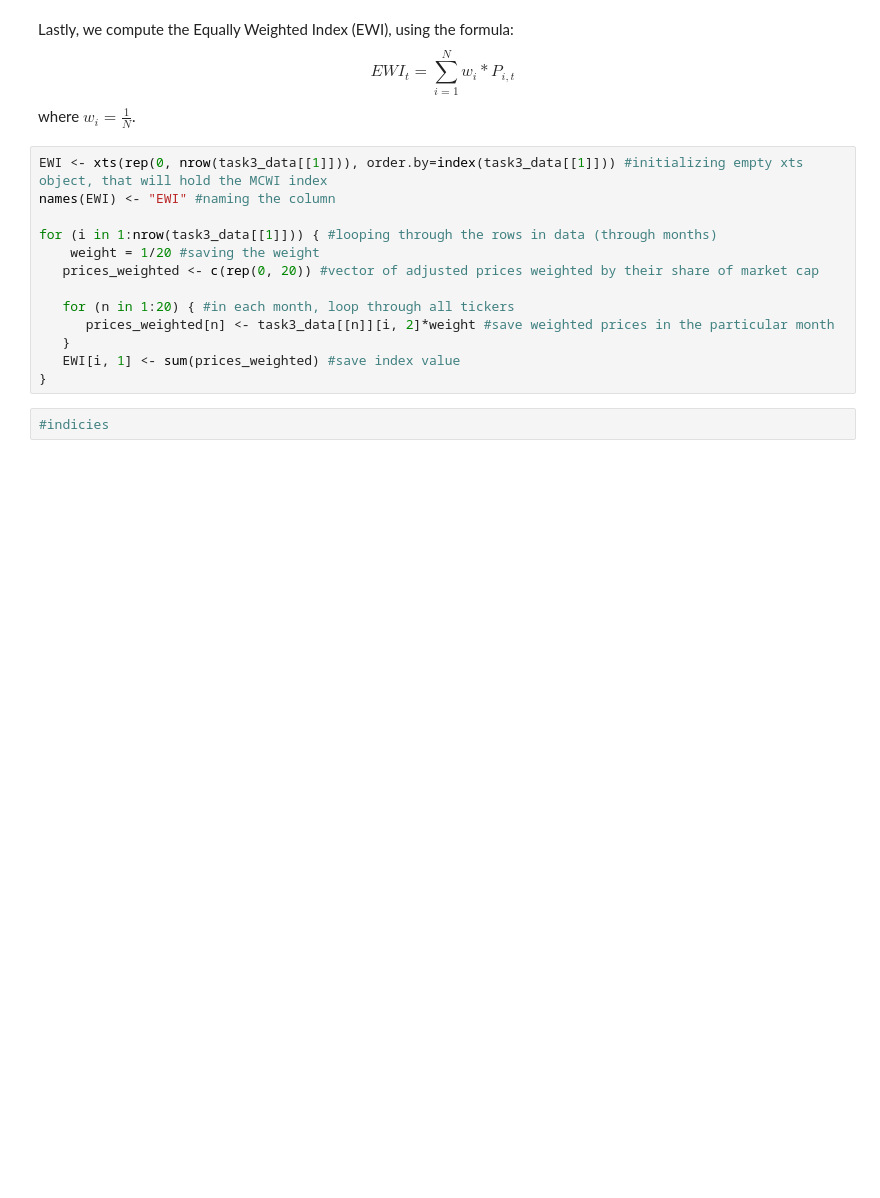
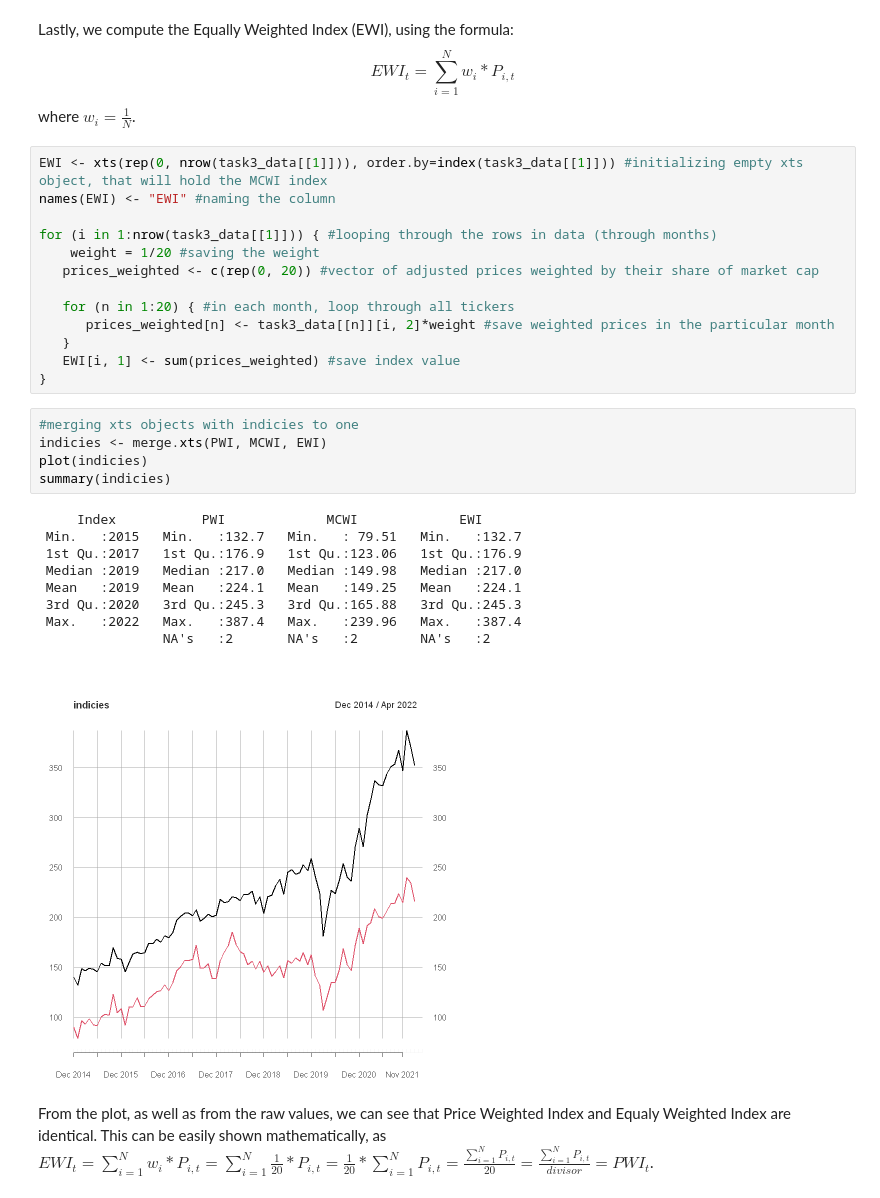
Before and after one commit to Matyas-Mattanelli/Asset-Pricing, a Jupyter notebook: HW1/Task 1.ipynb, the cells around one changed output. Cells and saved outputs as stored; diff of their text form; blank space fills up the shorter version.

Commit message:
Merging indicies, plotting, adding comment (further comments needed)

```diff
--- a/HW1/Task 1.ipynb
+++ b/HW1/Task 1.ipynb
@@ -378,5 +378,20 @@ for (i in 1:nrow(task3_data[[1]])) { #looping through the rows in data (through
    }
    EWI[i, 1] <- sum(prices_weighted) #save index value
 }
-# %%
-#indicies
+# %%
+#merging xts objects with indicies to one
+indicies <- merge.xts(PWI, MCWI, EWI)
+plot(indicies)
+summary(indicies)
+# %% [output]
+     Index           PWI             MCWI             EWI
+ Min.   :2015   Min.   :132.7   Min.   : 79.51   Min.   :132.7
+ 1st Qu.:2017   1st Qu.:176.9   1st Qu.:123.06   1st Qu.:176.9
+ Median :2019   Median :217.0   Median :149.98   Median :217.0
+ Mean   :2019   Mean   :224.1   Mean   :149.25   Mean   :224.1
+ 3rd Qu.:2020   3rd Qu.:245.3   3rd Qu.:165.88   3rd Qu.:245.3
+ Max.   :2022   Max.   :387.4   Max.   :239.96   Max.   :387.4
+                NA's   :2       NA's   :2        NA's   :2
+[figure, added]
+# %% [markdown]
+From the plot, as well as from the raw values, we can see that Price Weighted Index and Equaly Weighted Index are identical. This can be easily shown mathematically, as $EWI_t = \sum_{i=1}^N w_{i}*P_{i,t} = \sum_{i=1}^N \frac{1}{20}*P_{i,t} =  \frac{1}{20}*\sum_{i=1}^N P_{i,t} = \frac{\sum_{i=1}^N P_{i,t} }{20} = \frac{\sum_{i=1}^N P_{i,t} }{divisor} = PWI_t$.
```
